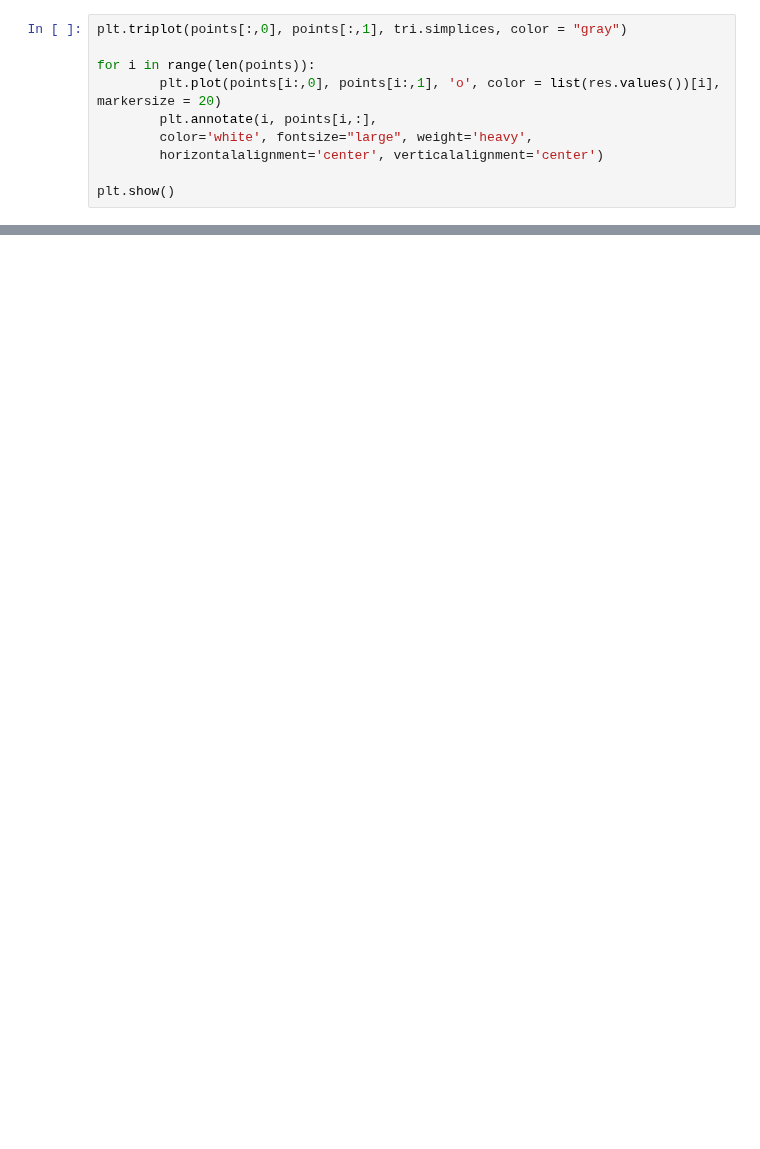
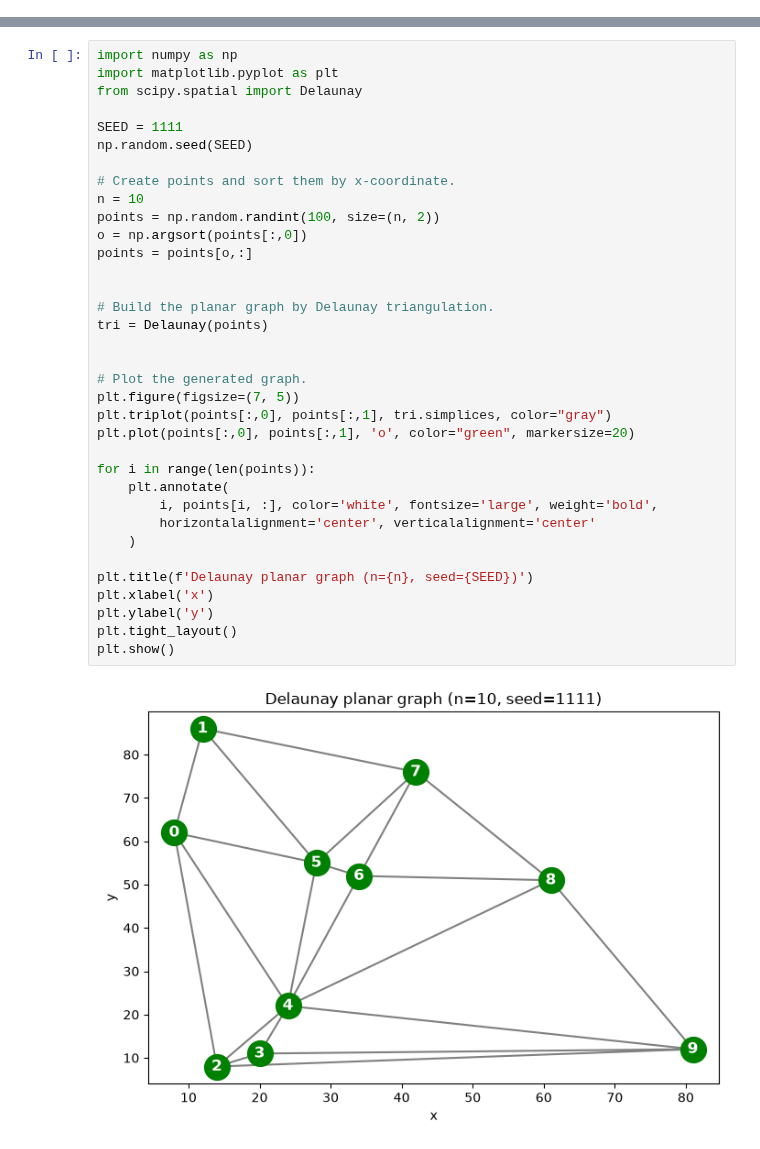
Before and after one commit to minhhailtv6a1/Team_Project_TTNTNC_2025_2026, a Jupyter notebook: lab04 - csp/CSP_graph_coloring_example.ipynb, the cells around one changed output, grey strips where cells are left out. Saved outputs shown, nothing was run; the diff lists cells and outputs as text; blank space fills up the shorter version.

```diff
--- a/lab04 - csp/CSP_graph_coloring_example.ipynb
+++ b/lab04 - csp/CSP_graph_coloring_example.ipynb
@@ -208,10 +0,0 @@ Plot the resulting coloring
-# %%
-plt.triplot(points[:,0], points[:,1], tri.simplices, color = "gray")
-
-for i in range(len(points)):
-        plt.plot(points[i:,0], points[i:,1], 'o', color = list(res.values())[i], markersize = 20)
-        plt.annotate(i, points[i,:],
-        color='white', fontsize="large", weight='heavy',
-        horizontalalignment='center', verticalalignment='center')
-
-plt.show()
@@ -229,0 +9,37 @@ Try to color graphs of several sizes with 3 and 4 colors. For each $n$, generate
+# %%
+import numpy as np
+import matplotlib.pyplot as plt
+from scipy.spatial import Delaunay
+
+SEED = 1111
+np.random.seed(SEED)
+
+# Create points and sort them by x-coordinate.
+n = 10
+points = np.random.randint(100, size=(n, 2))
+o = np.argsort(points[:,0])
+points = points[o,:]
+
+
+# Build the planar graph by Delaunay triangulation.
+tri = Delaunay(points)
+
+
+# Plot the generated graph.
+plt.figure(figsize=(7, 5))
+plt.triplot(points[:,0], points[:,1], tri.simplices, color="gray")
+plt.plot(points[:,0], points[:,1], 'o', color="green", markersize=20)
+
+for i in range(len(points)):
+    plt.annotate(
+        i, points[i, :], color='white', fontsize='large', weight='bold',
+        horizontalalignment='center', verticalalignment='center'
+    )
+
+plt.title(f'Delaunay planar graph (n={n}, seed={SEED})')
+plt.xlabel('x')
+plt.ylabel('y')
+plt.tight_layout()
+plt.show()
+# %% [output]
+[figure, added]
```
Also changed, not shown: parts of 42 cells of this notebook, 1 other file.
